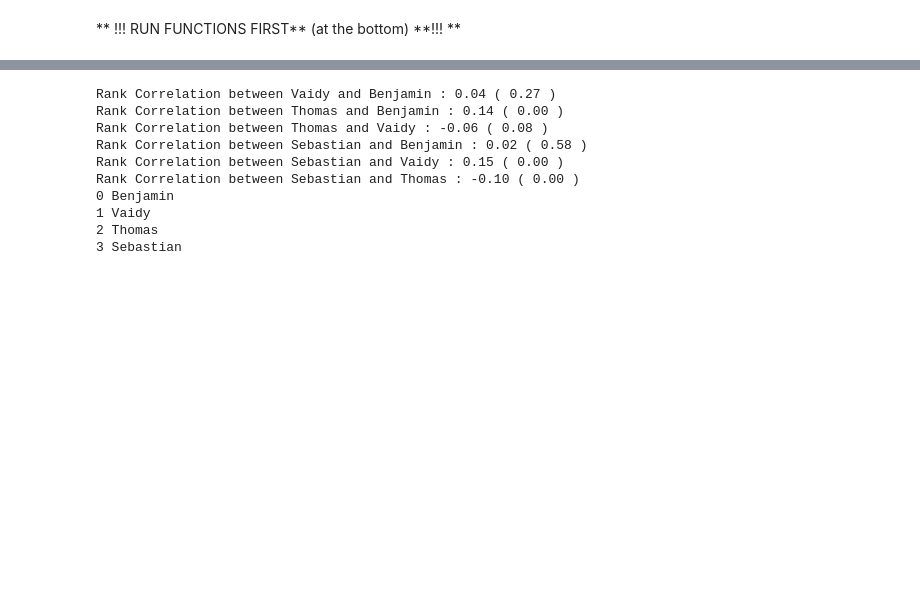
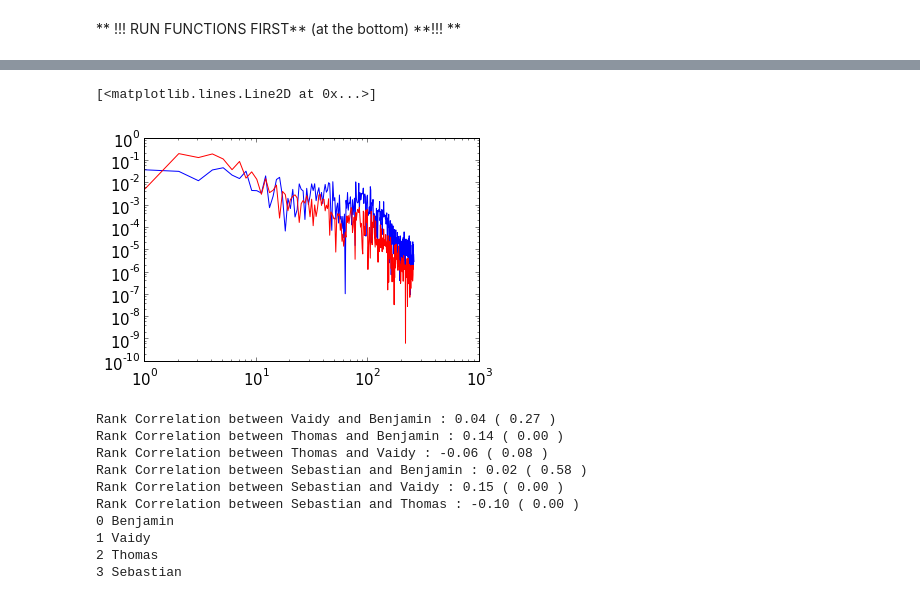
Before and after one commit to wazaahhh/hyperscanning, a Jupyter notebook: brainwaves_hyperscanning.ipynb, the cells around one changed output, grey strips where cells are left out. Cells and saved outputs as stored; diff of their text form; code cells hidden in the pictures; blank space fills up the shorter version.

```diff
--- a/brainwaves_hyperscanning.ipynb
+++ b/brainwaves_hyperscanning.ipynb
@@ -36,10 +36,15 @@ dStructure = indexFiles()
 # %%
 jsonData = loadSessionFromS3(date,session,loadJson=True)
 # %%
-session = "Session_1"
-key = bucket.get_key(dStructure[date][session]['John'])
+subject = 'Vaidy'
+key = bucket.get_key(dStructure[date][session][subject])
 f = StringIO.StringIO(key.get_contents_as_string())
 csvType = csv.reader(f,delimiter=' ')
 
-#print csvType
 data =  processRawSignal(csvType)
+time = np.array(map(float,data['raw']['rawTime']))
+rawData = np.array(data['raw']['rawValue'])
+dic = entropySeries(time,rawData,q,windowSize=1,normalize=True)
+
+voiceIndex = np.array(jsonData['voice'][subject]['active'])
+voiceTime = np.array(jsonData['voice'][subject]['time'])
@@ -59,3 +132,10 @@ jsonData['entropy']['1']['John']['S'][:10]
+# %%
+i = 120
+loglog(ps0[i]/np.sum(ps0[i]),'b-')
+loglog(ps1[i]/np.sum(ps1[i]),'r-')
+# %% [output]
+[<matplotlib.lines.Line2D at 0x...>]
+[figure, added]
 # %%
 global smoothing
 smoothing = 10
```
Also changed, not shown: parts of 14 cells of this notebook.
